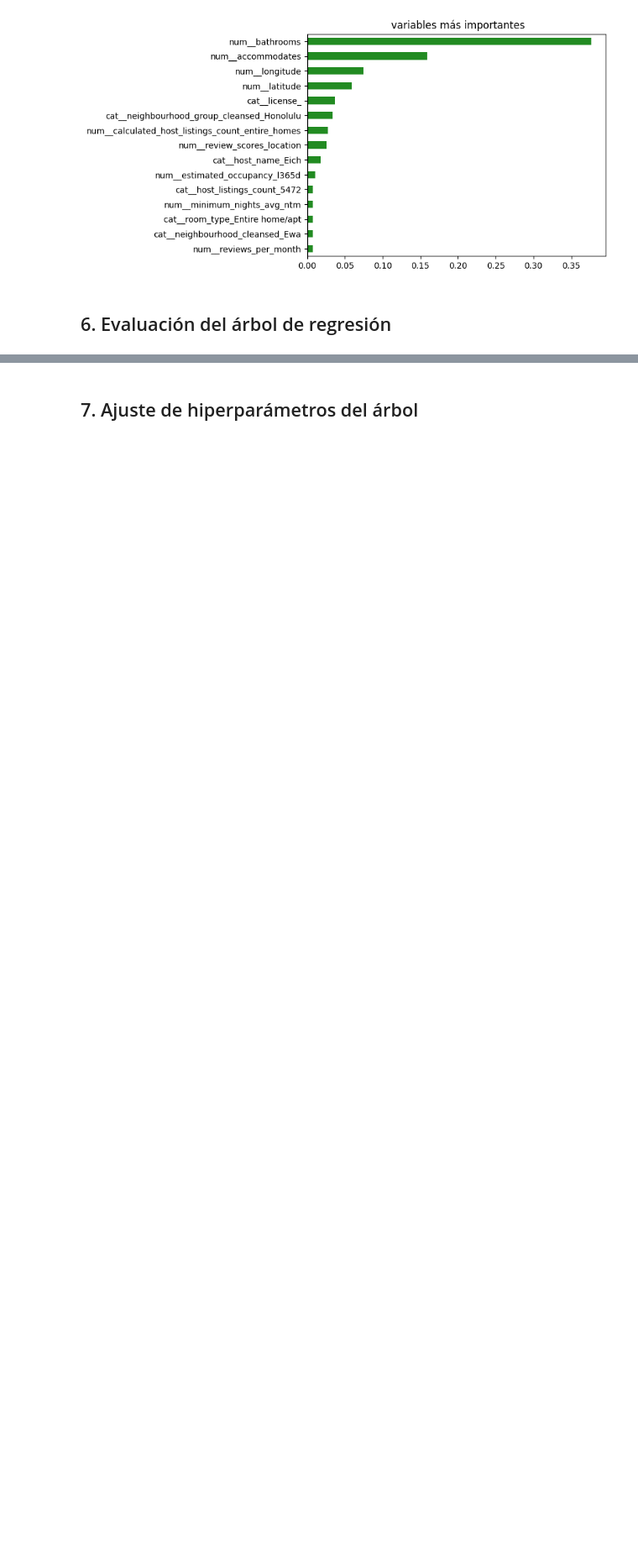
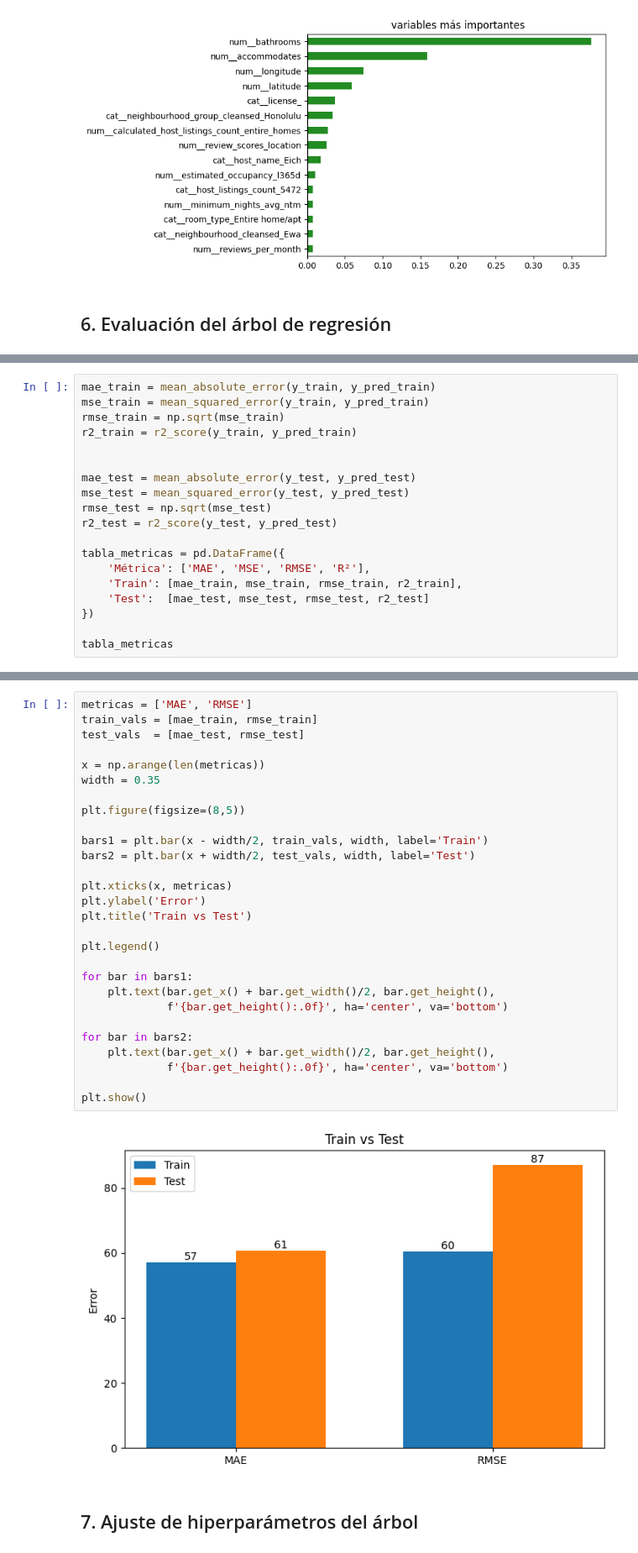
Before and after one commit to belennmm/MD_Lab4_Arboles, a Jupyter notebook: Notebooks/arboles.ipynb, the cells around one changed output, grey strips where cells are left out. Shown at 84% size. Saved outputs shown, nothing was run; the diff lists cells and outputs as text; blank space fills up the shorter version.

```diff
--- a/Notebooks/arboles.ipynb
+++ b/Notebooks/arboles.ipynb
@@ -800,0 +800,19 @@ R2: 0.5509
+# %%
+mae_train = mean_absolute_error(y_train, y_pred_train)
+mse_train = mean_squared_error(y_train, y_pred_train)
+rmse_train = np.sqrt(mse_train)
+r2_train = r2_score(y_train, y_pred_train)
+
+
+mae_test = mean_absolute_error(y_test, y_pred_test)
+mse_test = mean_squared_error(y_test, y_pred_test)
+rmse_test = np.sqrt(mse_test)
+r2_test = r2_score(y_test, y_pred_test)
+
+tabla_metricas = pd.DataFrame({
+    'Métrica': ['MAE', 'MSE', 'RMSE', 'R²'],
+    'Train': [mae_train, mse_train, rmse_train, r2_train],
+    'Test':  [mae_test, mse_test, rmse_test, r2_test]
+})
+
+tabla_metricas
@@ -801,3 +842,33 @@ R2: 0.5509
+# %%
+metricas = ['MAE', 'RMSE']
+train_vals = [mae_train, rmse_train]
+test_vals  = [mae_test, rmse_test]
+
+x = np.arange(len(metricas))
+width = 0.35
+
+plt.figure(figsize=(8,5))
+
+bars1 = plt.bar(x - width/2, train_vals, width, label='Train')
+bars2 = plt.bar(x + width/2, test_vals, width, label='Test')
+
+plt.xticks(x, metricas)
+plt.ylabel('Error')
+plt.title('Train vs Test')
+
+plt.legend()
+
+for bar in bars1:
+    plt.text(bar.get_x() + bar.get_width()/2, bar.get_height(),
+             f'{bar.get_height():.0f}', ha='center', va='bottom')
+
+for bar in bars2:
+    plt.text(bar.get_x() + bar.get_width()/2, bar.get_height(),
+             f'{bar.get_height():.0f}', ha='center', va='bottom')
+
+plt.show()
+# %% [output]
+[figure, added]
 # %% [markdown]
 ## 7. Ajuste de hiperparámetros del árbol
 # %%
```
Also changed, not shown: parts of 31 cells of this notebook.
